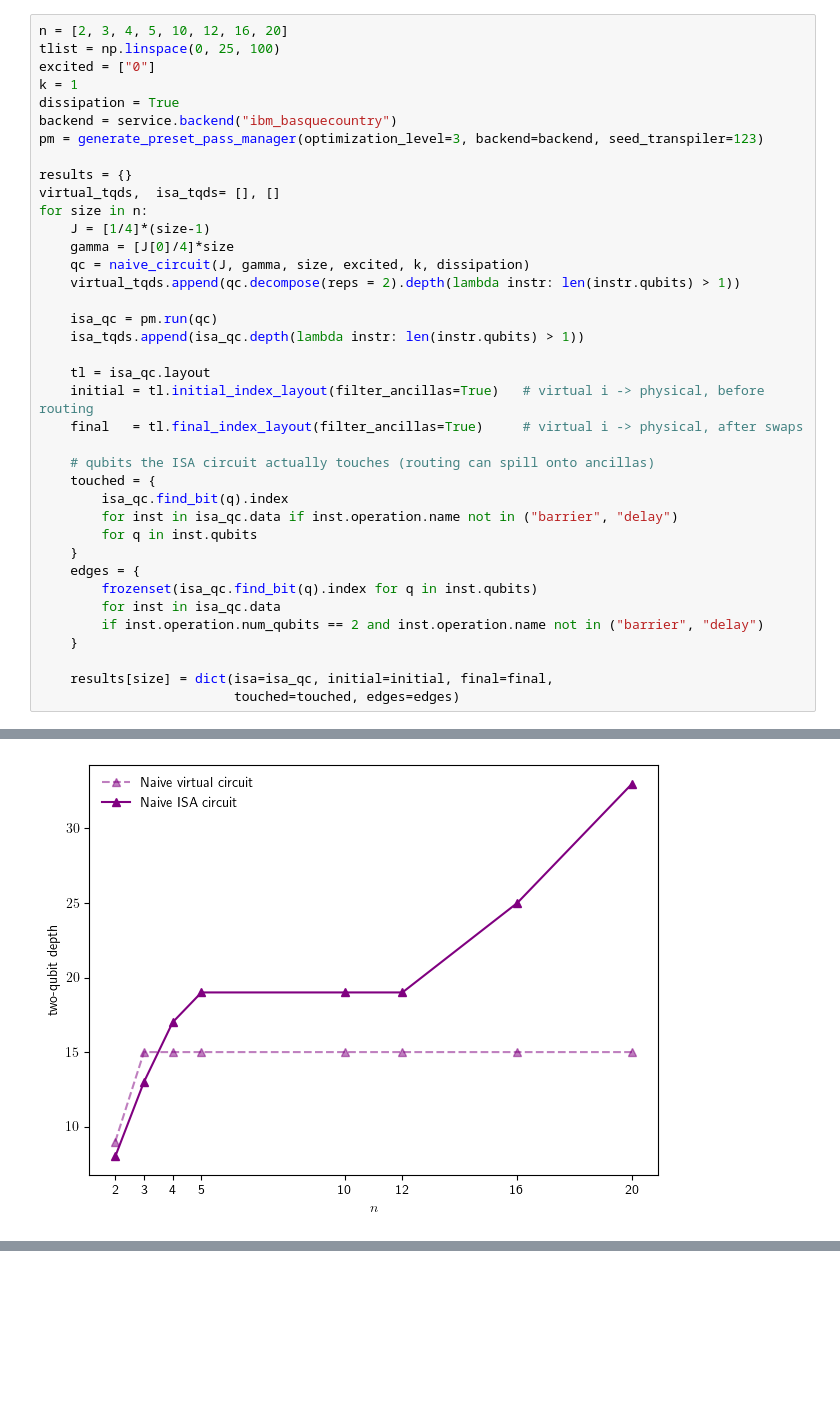
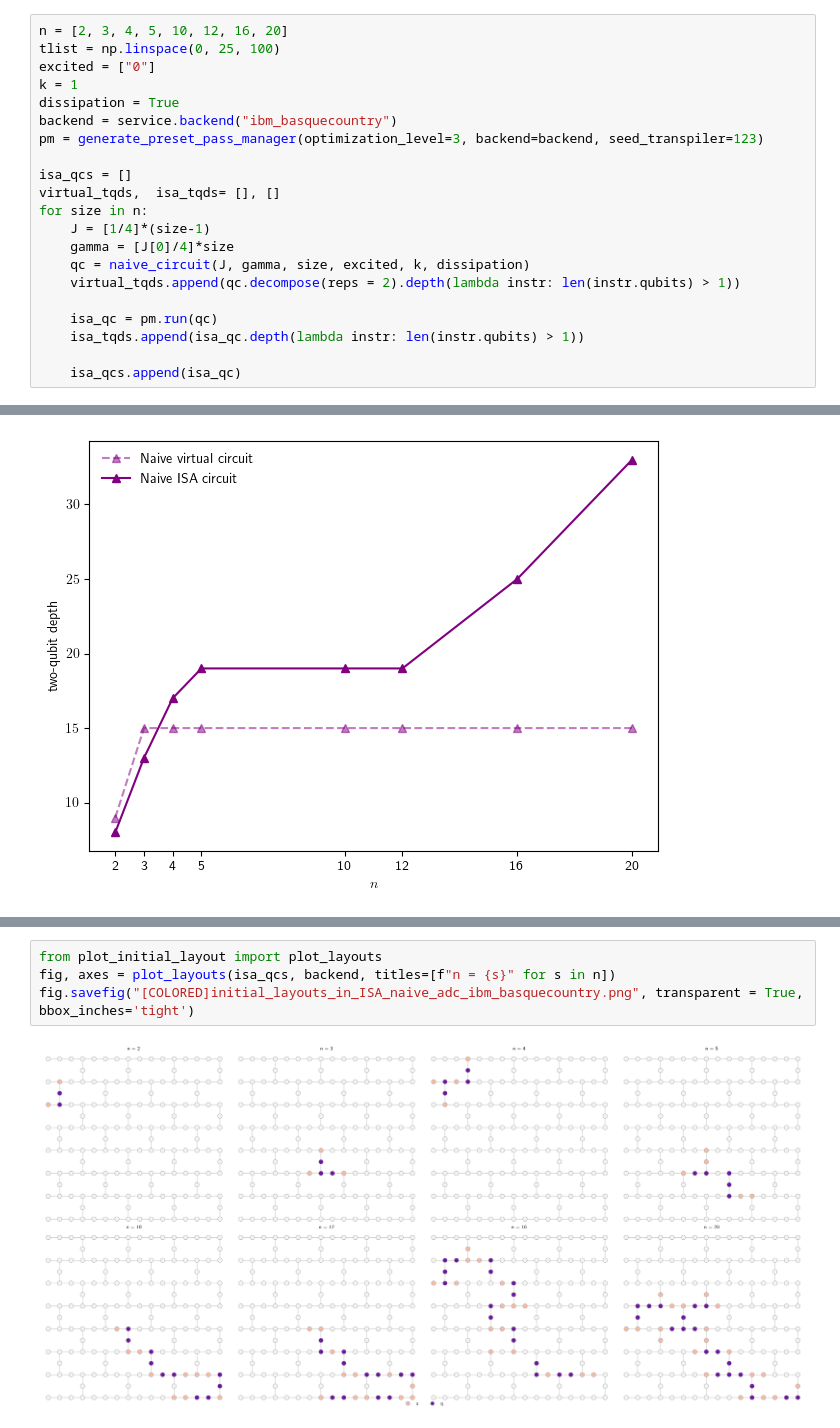
Before and after one commit to bentirher/dmpf_dissipation, a Jupyter notebook: standard_adc/tqd_study.ipynb, the cells around one changed output, grey strips where cells are left out. Saved outputs shown, nothing was run; the diff lists cells and outputs as text; blank space fills up the shorter version.

Commit message:
new colored layouts, differentiating system and ancilla qubits

```diff
--- a/standard_adc/tqd_study.ipynb
+++ b/standard_adc/tqd_study.ipynb
@@ -21,7 +21,7 @@ dissipation = True
 backend = service.backend("ibm_basquecountry")
 pm = generate_preset_pass_manager(optimization_level=3, backend=backend, seed_transpiler=123)
 
-results = {}
+isa_qcs = []
 virtual_tqds,  isa_tqds= [], []
 for size in n:
     J = [1/4]*(size-1)
@@ -32,24 +32,7 @@ for size in n:
     isa_qc = pm.run(qc)
     isa_tqds.append(isa_qc.depth(lambda instr: len(instr.qubits) > 1))
 
-    tl = isa_qc.layout
-    initial = tl.initial_index_layout(filter_ancillas=True)   # virtual i -> physical, before routing
-    final   = tl.final_index_layout(filter_ancillas=True)     # virtual i -> physical, after swaps
-
-    # qubits the ISA circuit actually touches (routing can spill onto ancillas)
-    touched = {
-        isa_qc.find_bit(q).index
-        for inst in isa_qc.data if inst.operation.name not in ("barrier", "delay")
-        for q in inst.qubits
-    }
-    edges = {
-        frozenset(isa_qc.find_bit(q).index for q in inst.qubits)
-        for inst in isa_qc.data
-        if inst.operation.num_qubits == 2 and inst.operation.name not in ("barrier", "delay")
-    }
-
-    results[size] = dict(isa=isa_qc, initial=initial, final=final,
-                         touched=touched, edges=edges)
+    isa_qcs.append(isa_qc)
 # %%
 plt.plot(n, virtual_tqds, marker = '^', color = 'purple', linestyle = "dashed", alpha = 0.5, label = 'Naive virtual circuit')
 plt.plot(n, isa_tqds, marker = '^', color = 'purple', label = 'Naive ISA circuit')
@@ -72,0 +48,6 @@ fig, axes = plot_layouts([results[s]["isa"] for s in n], backend, which = "initi
+# %%
+from plot_initial_layout import plot_layouts
+fig, axes = plot_layouts(isa_qcs, backend, titles=[f"n = {s}" for s in n])
+fig.savefig("[COLORED]initial_layouts_in_ISA_naive_adc_ibm_basquecountry.png", transparent = True, bbox_inches='tight')
+# %% [output]
+[figure, added]
```
Also changed, not shown: parts of 1 cell of this notebook, 1 other file.
